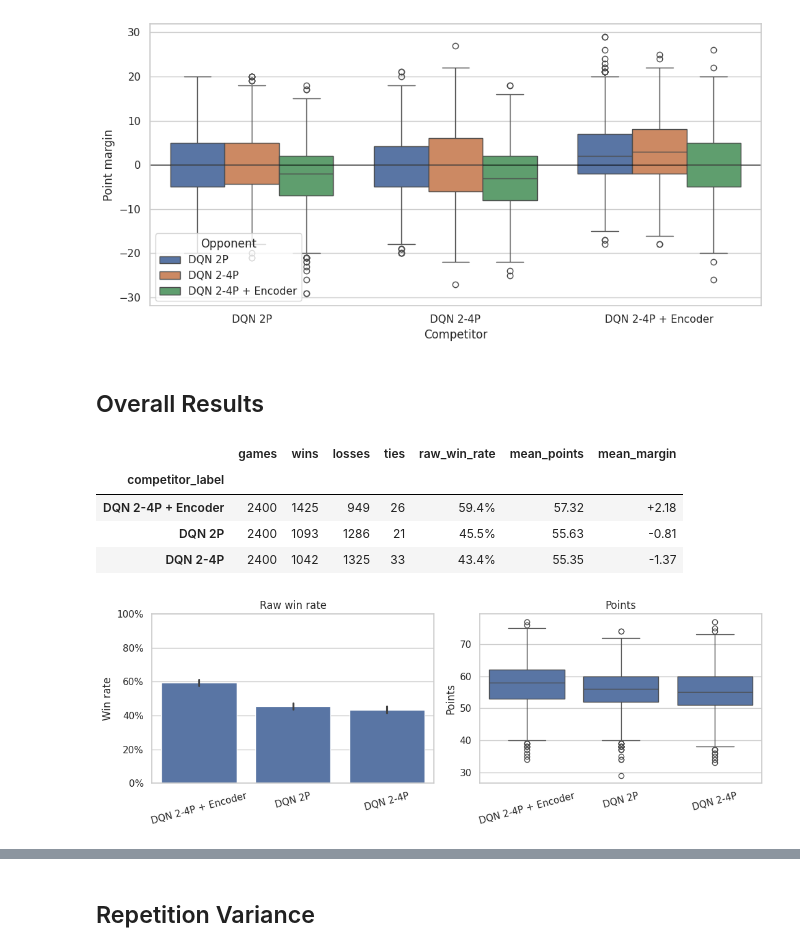
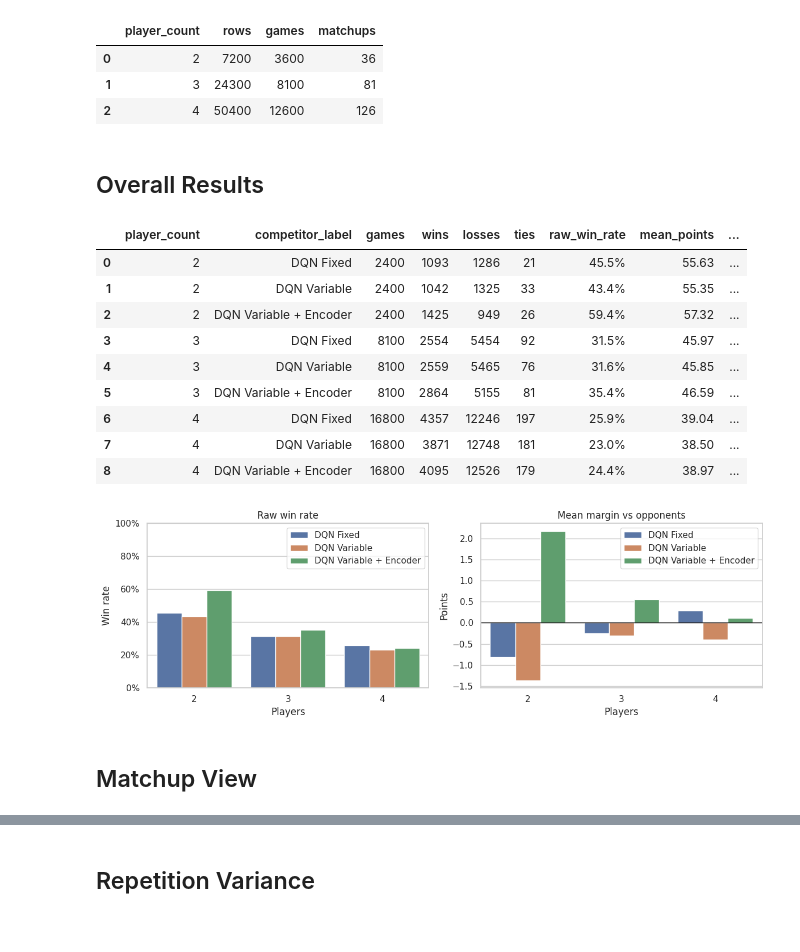
Before and after one commit to wenisbelle/SushiGo_MARL, a Jupyter notebook: analysis/league/analysis.ipynb, the cells around one changed output, grey strips where cells are left out. Drawn from its saved outputs; the diff is of its cells as text; code cells hidden in the pictures.

```diff
--- a/analysis/league/analysis.ipynb
+++ b/analysis/league/analysis.ipynb
@@ -77,18 +52,20 @@ plt.tight_layout()
-# %%
-plt.figure(figsize=(10, 5))
-sns.boxplot(data=df, x="competitor_label", y="point_margin", hue="opponent_label")
-plt.axhline(0, color="black", linewidth=1)
-plt.xlabel("Competitor")
-plt.ylabel("Point margin")
-plt.legend(title="Opponent")
-plt.tight_layout()
-# %% [output]
-[figure, removed]
+# %%
+loaded = (
+    df.groupby("player_count")
+      .agg(rows=("match_id", "size"), games=("match_id", "nunique"), matchups=("matchup_id", "nunique"))
+      .reset_index()
+)
+loaded
+# %% [output]
+|  | player_count | rows | games | matchups |
+| 0 | 2 | 7200 | 3600 | 36 |
+| 1 | 3 | 24300 | 8100 | 81 |
+| 2 | 4 | 50400 | 12600 | 126 |
 # %% [markdown]
 ## Overall Results
 # %%
 overall = (
-    df.groupby("competitor_label")
+    df.groupby(["player_count", "competitor_label"])
       .agg(
           games=("match_id", "size"),
           wins=("won", "sum"),
@@ -98,7 +75,7 @@ overall = (
           mean_points=("points", "mean"),
           mean_margin=("point_margin", "mean"),
       )
-      .sort_values("raw_win_rate", ascending=False)
+      .reset_index()
 )
 overall.style.format({
     "raw_win_rate": "{:.1%}",
@@ -106,29 +83,52 @@ overall.style.format({
     "mean_margin": "{:+.2f}",
 })
 # %% [output]
-|  | games | wins | losses | ties | raw_win_rate | mean_points | mean_margin |
-| competitor_label |  |  |  |  |  |  |  |
-| DQN 2-4P + Encoder | 2400 | 1425 | 949 | 26 | 59.4% | 57.32 | +2.18 |
-| DQN 2P | 2400 | 1093 | 1286 | 21 | 45.5% | 55.63 | -0.81 |
-| DQN 2-4P | 2400 | 1042 | 1325 | 33 | 43.4% | 55.35 | -1.37 |
+|  | player_count | competitor_label | games | wins | losses | ties | raw_win_rate | mean_points | ... |
+| 0 | 2 | DQN Fixed | 2400 | 1093 | 1286 | 21 | 45.5% | 55.63 | ... |
+| 1 | 2 | DQN Variable | 2400 | 1042 | 1325 | 33 | 43.4% | 55.35 | ... |
+| 2 | 2 | DQN Variable + Encoder | 2400 | 1425 | 949 | 26 | 59.4% | 57.32 | ... |
+| 3 | 3 | DQN Fixed | 8100 | 2554 | 5454 | 92 | 31.5% | 45.97 | ... |
+| 4 | 3 | DQN Variable | 8100 | 2559 | 5465 | 76 | 31.6% | 45.85 | ... |
+| 5 | 3 | DQN Variable + Encoder | 8100 | 2864 | 5155 | 81 | 35.4% | 46.59 | ... |
+| 6 | 4 | DQN Fixed | 16800 | 4357 | 12246 | 197 | 25.9% | 39.04 | ... |
+| 7 | 4 | DQN Variable | 16800 | 3871 | 12748 | 181 | 23.0% | 38.50 | ... |
+| 8 | 4 | DQN Variable + Encoder | 16800 | 4095 | 12526 | 179 | 24.4% | 38.97 | ... |
 # %%
-fig, axes = plt.subplots(1, 2, figsize=(11, 4))
-order = overall.index
+fig, axes = plt.subplots(1, 2, figsize=(12, 4))
 
-sns.barplot(data=df, x="competitor_label", y="won", order=order, errorbar=("ci", 95), ax=axes[0])
+sns.barplot(
+    data=overall,
+    x="player_count",
+    y="raw_win_rate",
+    hue="competitor_label",
+    hue_order=model_order,
+    errorbar=None,
+    ax=axes[0],
+)
 axes[0].set_title("Raw win rate")
-axes[0].set_xlabel("")
+axes[0].set_xlabel("Players")
 axes[0].set_ylabel("Win rate")
 axes[0].set_ylim(0, 1)
 axes[0].yaxis.set_major_formatter(lambda x, _: f"{x:.0%}")
 
-sns.boxplot(data=df, x="competitor_label", y="points", order=order, ax=axes[1])
-axes[1].set_title("Points")
-axes[1].set_xlabel("")
+sns.barplot(
+    data=overall,
+    x="player_count",
+    y="mean_margin",
+    hue="competitor_label",
+    hue_order=model_order,
+    errorbar=None,
+    ax=axes[1],
+)
+axes[1].axhline(0, color="black", linewidth=1)
+axes[1].set_title("Mean margin vs opponents")
+axes[1].set_xlabel("Players")
 axes[1].set_ylabel("Points")
 
 for ax in axes:
-    ax.tick_params(axis="x", rotation=15)
+    ax.legend(title="")
 plt.tight_layout()
 # %% [output]
-[figure, old version]
+[figure, new version]
+# %% [markdown]
+## Matchup View
```
Also changed, not shown: parts of 18 cells of this notebook.
